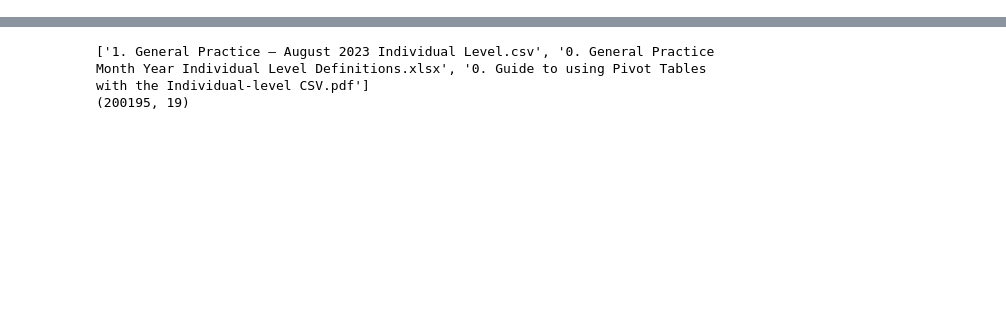
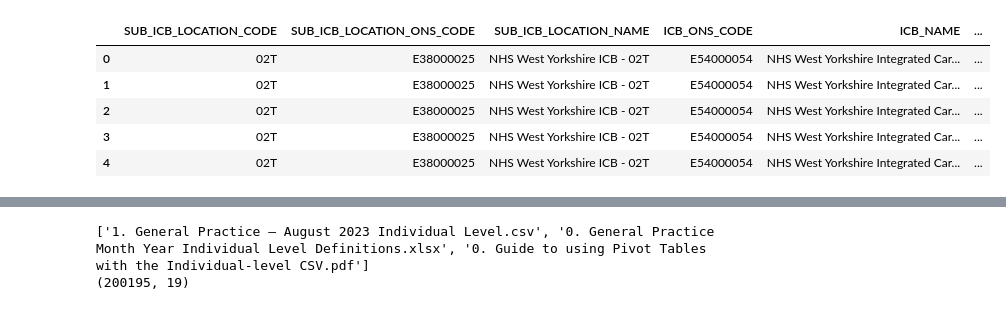
Before and after one commit to SNEE-ICS/PrimaryCareDemandAndCapacity, a Jupyter notebook: AppointmentsVsOADR.ipynb, the cells around one changed output, grey strips where cells are left out. Drawn from its saved outputs; the diff is of its cells as text; code cells hidden in the pictures; blank space fills up the shorter version.

```diff
--- a/AppointmentsVsOADR.ipynb
+++ b/AppointmentsVsOADR.ipynb
@@ -37,8 +30,16 @@ gp_appts_df.head()
 # %%
+#Combining data for all the ICB's
 dfs = []
 for ccg_name in gp_appts_catalog_entry.zip_file.namelist():
     gp_appts_catalog_entry.csv_file = ccg_name
     dfs.append(gp_appts_catalog_entry.load())
 
 combined_df = pd.concat(dfs, axis=0)
-#combined_df.head()
+combined_df.head()
+# %% [output]
+|  | SUB_ICB_LOCATION_CODE | SUB_ICB_LOCATION_ONS_CODE | SUB_ICB_LOCATION_NAME | ICB_ONS_CODE | ICB_NAME | ... |
+| 0 | 02T | E38000025 | NHS West Yorkshire ICB - 02T | E54000054 | NHS West Yorkshire Integrated Car... | ... |
+| 1 | 02T | E38000025 | NHS West Yorkshire ICB - 02T | E54000054 | NHS West Yorkshire Integrated Car... | ... |
+| 2 | 02T | E38000025 | NHS West Yorkshire ICB - 02T | E54000054 | NHS West Yorkshire Integrated Car... | ... |
+| 3 | 02T | E38000025 | NHS West Yorkshire ICB - 02T | E54000054 | NHS West Yorkshire Integrated Car... | ... |
+| 4 | 02T | E38000025 | NHS West Yorkshire ICB - 02T | E54000054 | NHS West Yorkshire Integrated Car... | ... |
```
Also changed, not shown: parts of 8 cells of this notebook.
